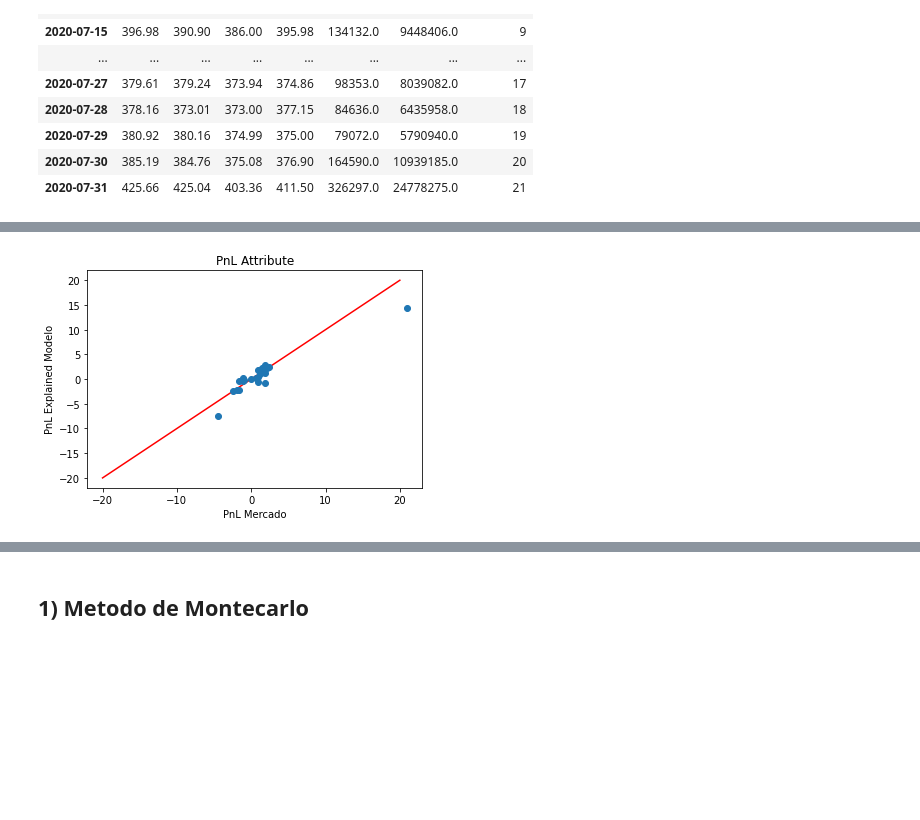
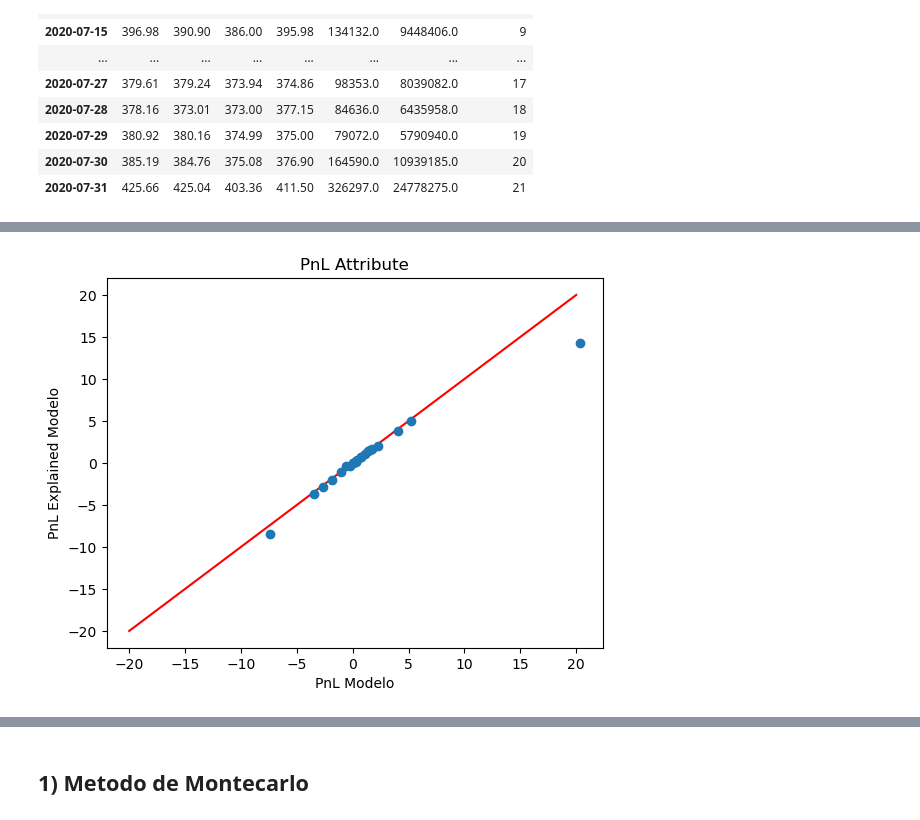
Before and after one commit to manumau-hub/finanzasCuantitativas, a Jupyter notebook: Notebooks/Derivados_Financieros_Clase5- con outputs.ipynb, the cells around one changed output, grey strips where cells are left out. Drawn from its saved outputs; the diff is of its cells as text; code cells hidden in the pictures; blank space fills up the shorter version.

```diff
--- a/Notebooks/Derivados_Financieros_Clase5- con outputs.ipynb
+++ b/Notebooks/Derivados_Financieros_Clase5- con outputs.ipynb
@@ -170,9 +179,5 @@ tipo = "C"
 expiry_datetime = datetime.date(2020,10,16)
 
 h = 0.1
-
+h_vol = 0.01
 pasos = 250
-
-#hoy = datetime.date.today()
-#        expiry_datetime = datetime.date(year, month, day)
-#ttm = (expiry_datetime - hoy).days
@@ -226,7 +227,3 @@ PnL_df
-# %%
-for i in PnL_df['day_num'].values[1:]:
-    PnL_df.PnL_Modelo_Explained.values[i] = PnL_df.Delta.values[i-1] * (stock_data.CLOSE.values[i] -stock_data.CLOSE.values[i-1]) + PnL_df.Gamma.values[i-1] * (stock_data.CLOSE.values[i] -stock_data.CLOSE.values[i-1])**2 + PnL_df.Theta.values[i-1]
-    PnL_df.PnL_Modelo_Unexplained.values[i] = PnL_df.PnL_Mercado.values[i] - PnL_df.PnL_Modelo_Explained.values[i]
 # %%
 PnL_df
 # %% [output]
@@ -249,0 +247,17 @@ PnL_df
+# %%
+for i in PnL_df['day_num'].values[1:]:
+    #delta
+    PnL_df.PnL_Modelo_Explained.values[i] = PnL_df.Delta.values[i-1] * (stock_data.CLOSE.values[i] -stock_data.CLOSE.values[i-1])#theta
+    #gamma
+    #PnL_df.PnL_Modelo_Explained.values[i] += 1/2* PnL_df.Gamma.values[i-1] * (stock_data.CLOSE.values[i] -stock_data.CLOSE.values[i-1])**2 #gamma
+    #theta
+    PnL_df.PnL_Modelo_Explained.values[i] += PnL_df.Theta.values[i-1]
+    #vega
+    #PnL_df.PnL_Modelo_Explained.values[i] += PnL_df.Vega.values[i-1] * (PnL_df.imp_vol.values[i] - PnL_df.imp_vol.values[i-1])
+
+    PnL_df.PnL_Modelo_Unexplained.values[i] = PnL_df.PnL_Mercado.values[i] - PnL_df.PnL_Modelo_Explained.values[i]
+# %%
+PnL_df['PnL_Modelo'] = 0.0
+for i in PnL_df['day_num'].values[1:]:
+    PnL_df['PnL_Modelo'].values[i] = PnL_df.Precio_Modelo.values[i]-PnL_df.Precio_Modelo.values[i-1]
+PnL_df
@@ -250,17 +282,17 @@ PnL_df
 # %%
 import numpy as np
 from matplotlib import pyplot as plt
 x = np.linspace(-20, 20, 1000)
 
 plt.plot(x, x, 'r-')
-plt.plot(PnL_df['PnL_Mercado'].values, PnL_df['PnL_Modelo_Explained'].values, 'o')
+plt.plot(PnL_df['PnL_Modelo'].values, PnL_df['PnL_Modelo_Explained'].values, 'o')
 plt.title('PnL Attribute')
-plt.xlabel('PnL Mercado')
+plt.xlabel('PnL Modelo')
 plt.ylabel('PnL Explained Modelo')
 
 plt.show()
 # %% [output]
-[figure, old version]
+[figure, new version]
 # %%
 x = np.linspace(-20, 20, 1000)
 
```
Also changed, not shown: parts of 52 cells of this notebook, 6 other files.
